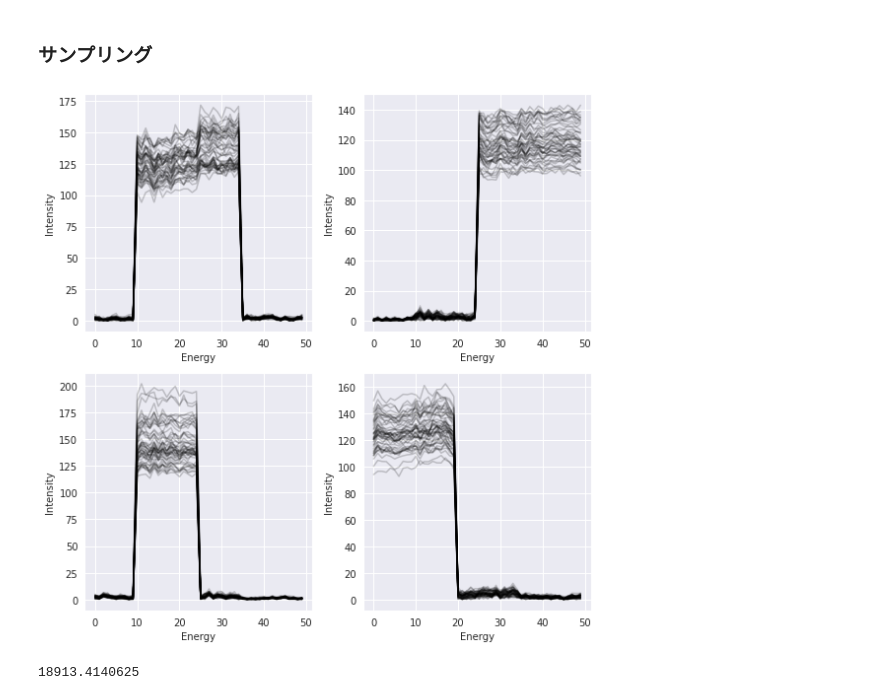
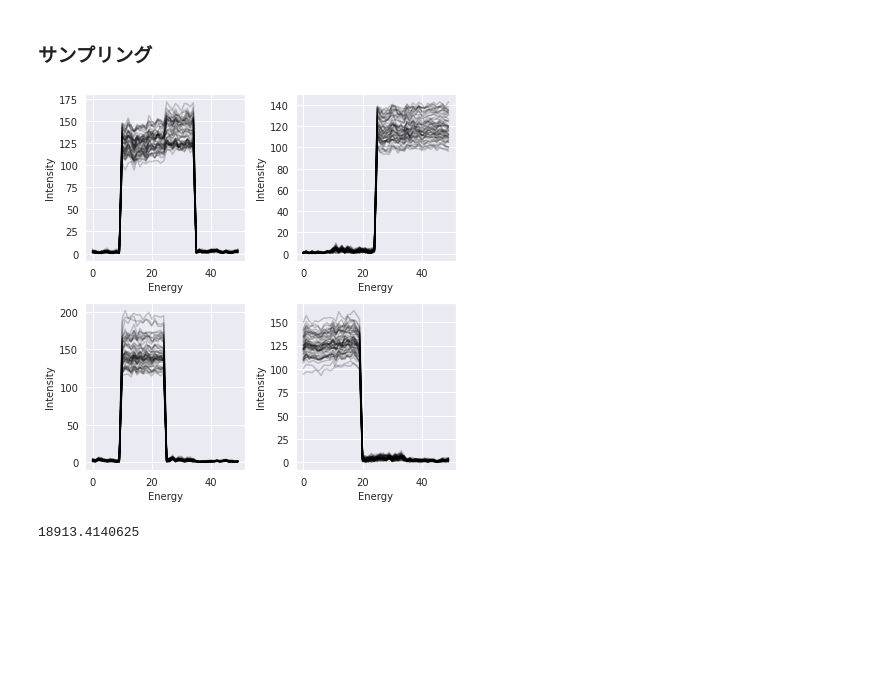
Before and after one commit to murakami9916/poisson-nmf-regression, a Jupyter notebook: src/nmf_reg.ipynb, the cells around one changed output. Saved outputs shown, nothing was run; the diff lists cells and outputs as text; code cells hidden in the pictures; blank space fills up the shorter version.

```diff
--- a/src/nmf_reg.ipynb
+++ b/src/nmf_reg.ipynb
@@ -54,7 +54,7 @@ plt.show()
 No GPU/TPU found, falling back to CPU. (Set TF_CPP_MIN_LOG_LEVEL=0 and rerun for more info.)
 [figure]
 # %%
-H_t = np.random.gamma(shape=1, scale=1, size=(K, N))
+H_t = np.random.gamma(shape=1, scale=1, size=(K_t, N))
 X = np.random.poisson(W_t@H_t)
 
 plt.figure(figsize=(8, 6))
@@ -74,13 +76,15 @@ y = f_t + np.random.normal(loc=0, scale=0.7, size=N)
+# %%
+K = K_t
 # %% [markdown]
 ### 通常のNMF
 複雑な系だと真の構造を捉えることができていない．
 # %%
 from sklearn.decomposition import NMF
-nmf = NMF(n_components=K, init="random", random_state=123, max_iter=1500)
+nmf = NMF(n_components=K_t, init="random", random_state=123, max_iter=1500)
 W = nmf.fit_transform( X / np.max(X) )
 H = nmf.components_
 
-plt.figure(figsize=(8, 8))
+plt.figure(figsize=(6, 6))
 for k in range(K):
     plt.subplot(K//2, K//2, k+1)
     plt.plot(W[:, k], c='k')
@@ -93,10 +97,10 @@ plt.show()
 # %% [markdown]
 ## 解析モデル
 # %%
-def model(K, X, y):
+def model(K, X, y=None):
 
     ## スペクトル生成
-    ## --------------------------------------------------------------------------------
+    ## ---------------------------------------------------------------------------
     # D×Kの行列W
     W = numpyro.sample("W", dist.Gamma(concentration=1, rate=0.01).expand([D, K]))
     # K×Nの行列H
@@ -106,18 +110,20 @@ def model(K, X, y):
         with numpyro.plate("sample", X.shape[1], dim=-1):
             numpyro.sample("X", dist.Poisson(W@H), obs=X)
 
-    ## ターゲット予測
-    # --------------------------------------------------------------------------------
-    # observation noise
-    sigma = numpyro.sample("sigma", numpyro.distributions.HalfNormal(1.0))
 
-    # beta = numpyro.sample("beta", numpyro.distributions.Normal(0, 10).expand([H.shape[0]]))
-    beta = numpyro.deterministic("beta", jnp.linalg.lstsq(H.T, y, rcond=None)[0])
+    if( y is not None ):
+        ## ターゲット予測
+        # ---------------------------------------------------------------------------
+        # observation noise
+        sigma = numpyro.sample("sigma", numpyro.distributions.HalfNormal(1.0))
 
-    # f = numpyro.deterministic("f", w@H)
-    # observation model
-    with numpyro.plate("sample", X.shape[1]):
-        numpyro.sample("y", numpyro.distributions.Normal(beta@H, sigma), obs=y)
+        # beta = numpyro.sample("beta", numpyro.distributions.Normal(0, 10).expand([H.shape[0]]))
+        beta = numpyro.deterministic("beta", jnp.linalg.lstsq(H.T, y, rcond=None)[0])
+
+        # f = numpyro.deterministic("f", w@H)
+        # observation model
+        with numpyro.plate("sample", X.shape[1]):
+            numpyro.sample("y", numpyro.distributions.Normal(beta@H, sigma), obs=y)
 # %%
 numpyro.render_model(
     model=model,
@@ -141,18 +148,18 @@ mcmc.run(rng_key=rng_key, K=K, X=X, y=y)
 
 samples = mcmc.get_samples()
 # %%
-plt.figure(figsize=(8, 8))
+plt.figure(figsize=(6, 6))
 for k in range(K):
     plt.subplot(K//2, K//2, k+1)
     c = colors[k]
     for i in range(0, 250, 5):
         plt.plot( samples['W'][-i, :, k], alpha=0.2, color='black')
     plt.xlabel('Energy')
     plt.ylabel('Intensity')
 plt.tight_layout()
 plt.show()
 # %% [output]
-[figure, old version]
+[figure, new version]
 # %%
 log_likelihood = numpyro.infer.log_likelihood(model=model, posterior_samples=mcmc.get_samples(), K=K, X=X, y=y)
 log_likelihood = -1.0 * ( np.sum(log_likelihood['y'], axis=1) + np.sum(log_likelihood['X'], axis=[1, 2]) )
```
Also changed, not shown: parts of 7 cells of this notebook.
